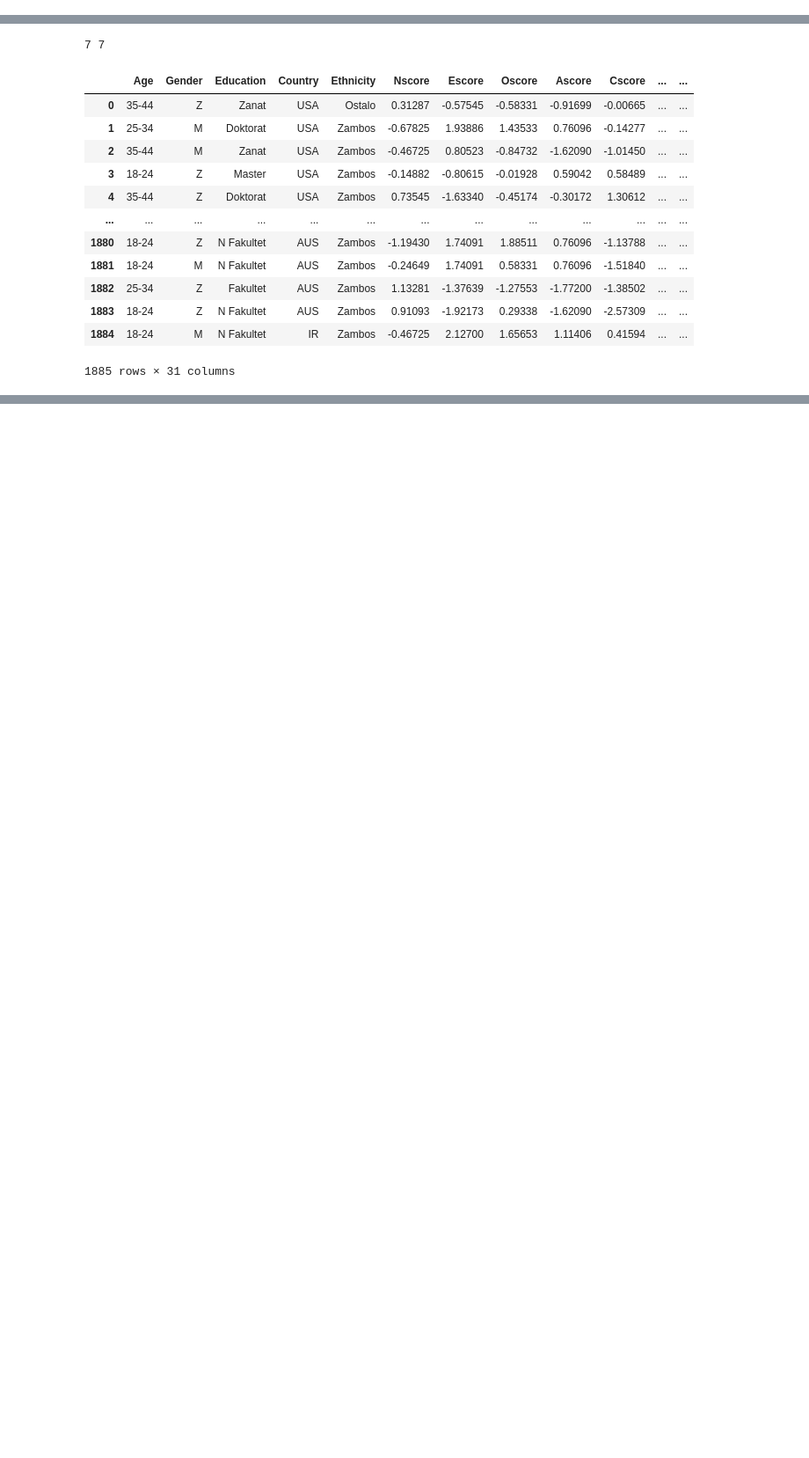
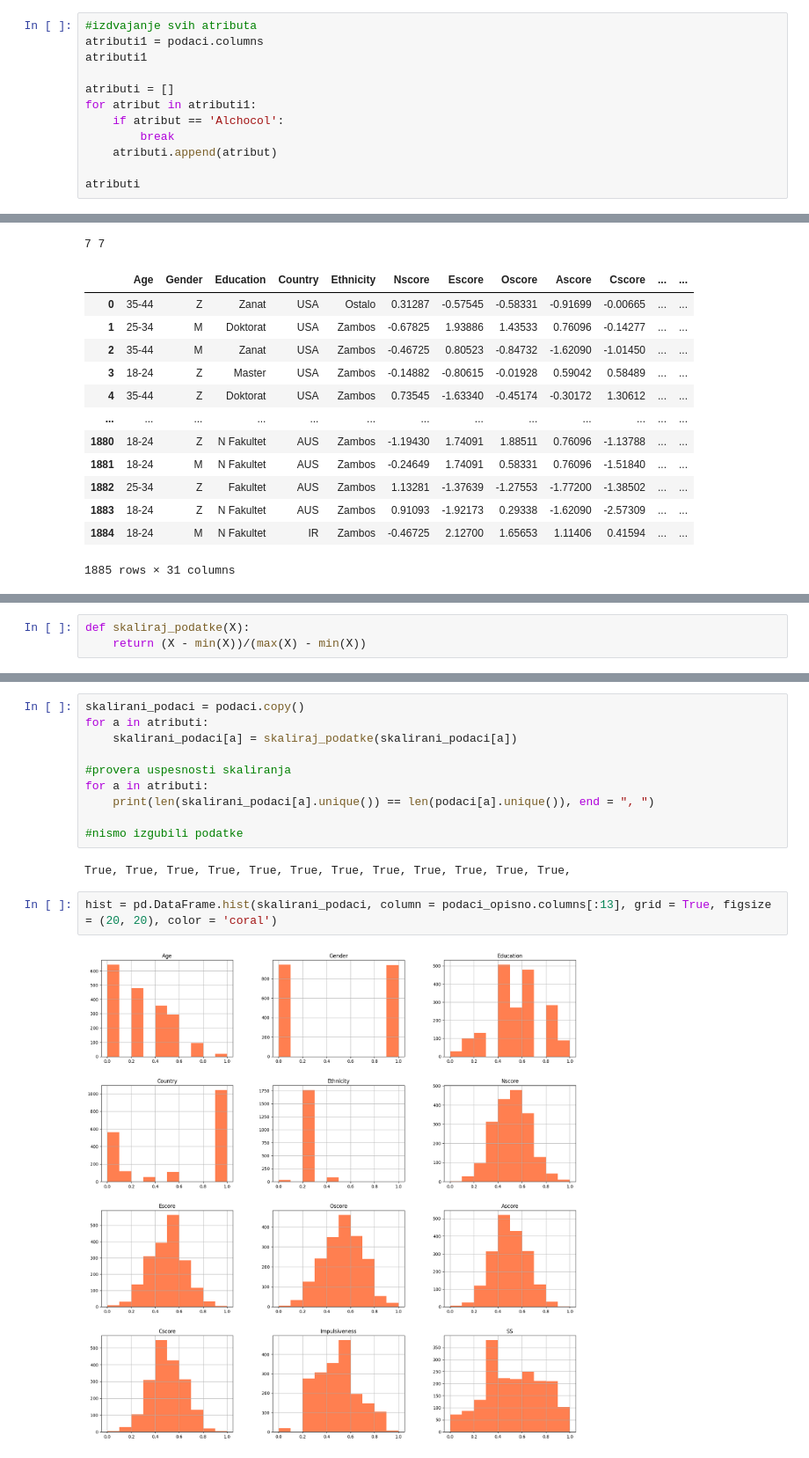
Before and after one commit to MATF-istrazivanje-podataka-1/2023_Data_Mining_Drugs_consumption_Dataset, a Jupyter notebook: Drug consumption.ipynb, the cells around one changed output, grey strips where cells are left out. Shown at 88% size. Saved outputs shown, nothing was run; the diff lists cells and outputs as text; blank space fills up the shorter version.

```diff
--- a/Drug consumption.ipynb
+++ b/Drug consumption.ipynb
@@ -96,3 +96,15 @@ Skup podataka sadrzi neke karateristike ispitanika i sadrzi ucestalost koriscenj
     &emsp; <b>C5</b> - Korisceno u zadnjih nedelju dana <br>
     &emsp; <b>C6</b> - Korisceno u zadnjih 24h <br>
 </p>
+# %%
+#izdvajanje svih atributa
+atributi1 = podaci.columns
+atributi1
+
+atributi = []
+for atribut in atributi1:
+    if atribut == 'Alchocol':
+        break
+    atributi.append(atribut)
+
+atributi
@@ -191,0 +240,3 @@ _ = pd.DataFrame.hist(podaci, column = podaci_opisno.columns[:5], grid = True, f
+# %%
+def skaliraj_podatke(X):
+    return (X - min(X))/(max(X) - min(X))
@@ -191,0 +248,16 @@ _ = pd.DataFrame.hist(podaci, column = podaci_opisno.columns[:5], grid = True, f
+# %%
+skalirani_podaci = podaci.copy()
+for a in atributi:
+    skalirani_podaci[a] = skaliraj_podatke(skalirani_podaci[a])
+
+#provera uspesnosti skaliranja
+for a in atributi:
+    print(len(skalirani_podaci[a].unique()) == len(podaci[a].unique()), end = ", ")
+
+#nismo izgubili podatke
+# %% [output]
+True, True, True, True, True, True, True, True, True, True, True, True,
+# %%
+hist = pd.DataFrame.hist(skalirani_podaci, column = podaci_opisno.columns[:13], grid = True, figsize = (20, 20), color = 'coral')
+# %% [output]
+[figure, added]
```
Also changed, not shown: parts of 7 cells of this notebook.
